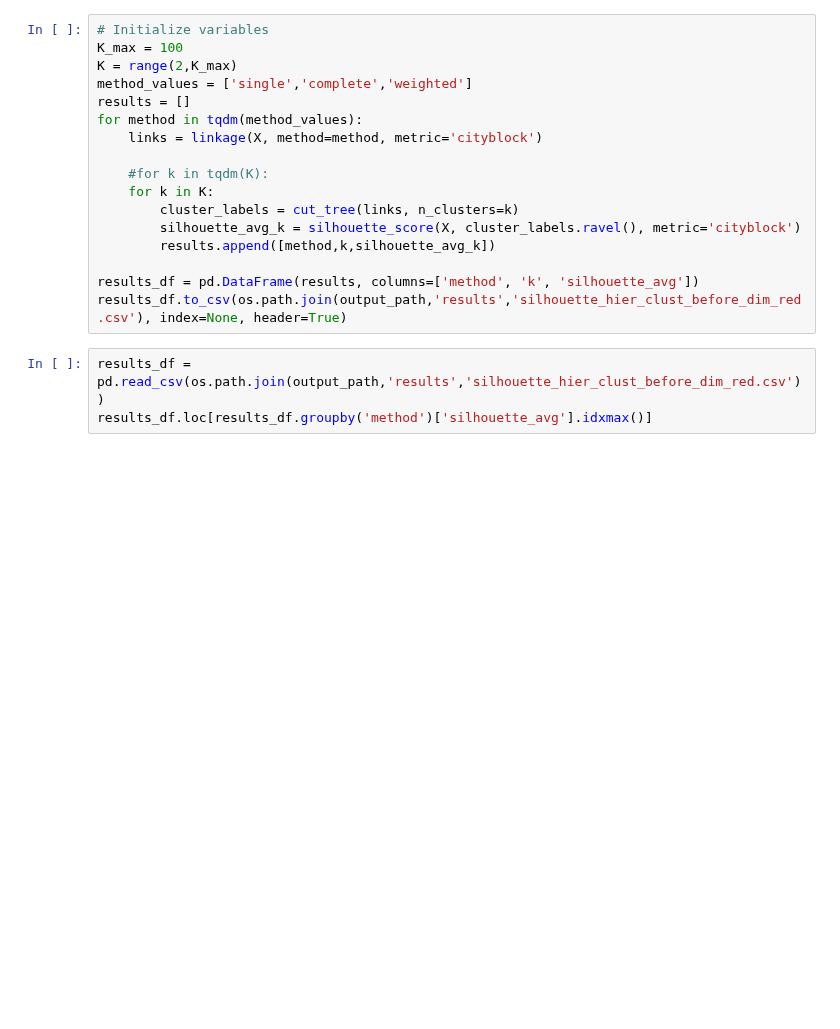
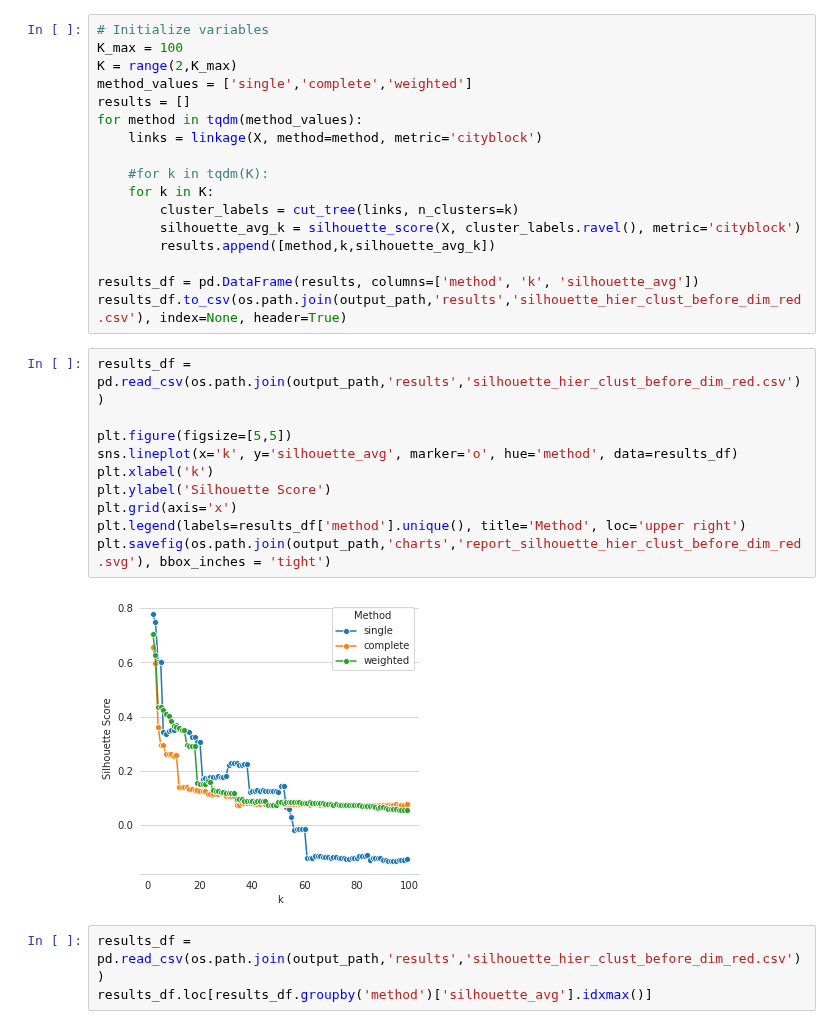
Before and after one commit to timlac/quan-machine-learning, a Jupyter notebook: notebooks/functionals/unsupervised_learning/video_data_clustering.ipynb, the cells around one changed output. Cells and saved outputs as stored; diff of their text form; blank space fills up the shorter version.

```diff
--- a/notebooks/functionals/unsupervised_learning/video_data_clustering.ipynb
+++ b/notebooks/functionals/unsupervised_learning/video_data_clustering.ipynb
@@ -330,6 +352,18 @@ for method in tqdm(method_values):
 
 results_df = pd.DataFrame(results, columns=['method', 'k', 'silhouette_avg'])
 results_df.to_csv(os.path.join(output_path,'results','silhouette_hier_clust_before_dim_red.csv'), index=None, header=True)
+# %%
+results_df = pd.read_csv(os.path.join(output_path,'results','silhouette_hier_clust_before_dim_red.csv'))
+
+plt.figure(figsize=[5,5])
+sns.lineplot(x='k', y='silhouette_avg', marker='o', hue='method', data=results_df)
+plt.xlabel('k')
+plt.ylabel('Silhouette Score')
+plt.grid(axis='x')
+plt.legend(labels=results_df['method'].unique(), title='Method', loc='upper right')
+plt.savefig(os.path.join(output_path,'charts','report_silhouette_hier_clust_before_dim_red.svg'), bbox_inches = 'tight')
+# %% [output]
+[figure, added]
 # %%
 results_df = pd.read_csv(os.path.join(output_path,'results','silhouette_hier_clust_before_dim_red.csv'))
 results_df.loc[results_df.groupby('method')['silhouette_avg'].idxmax()]
```
Also changed, not shown: parts of 8 cells of this notebook, 6 other files.
